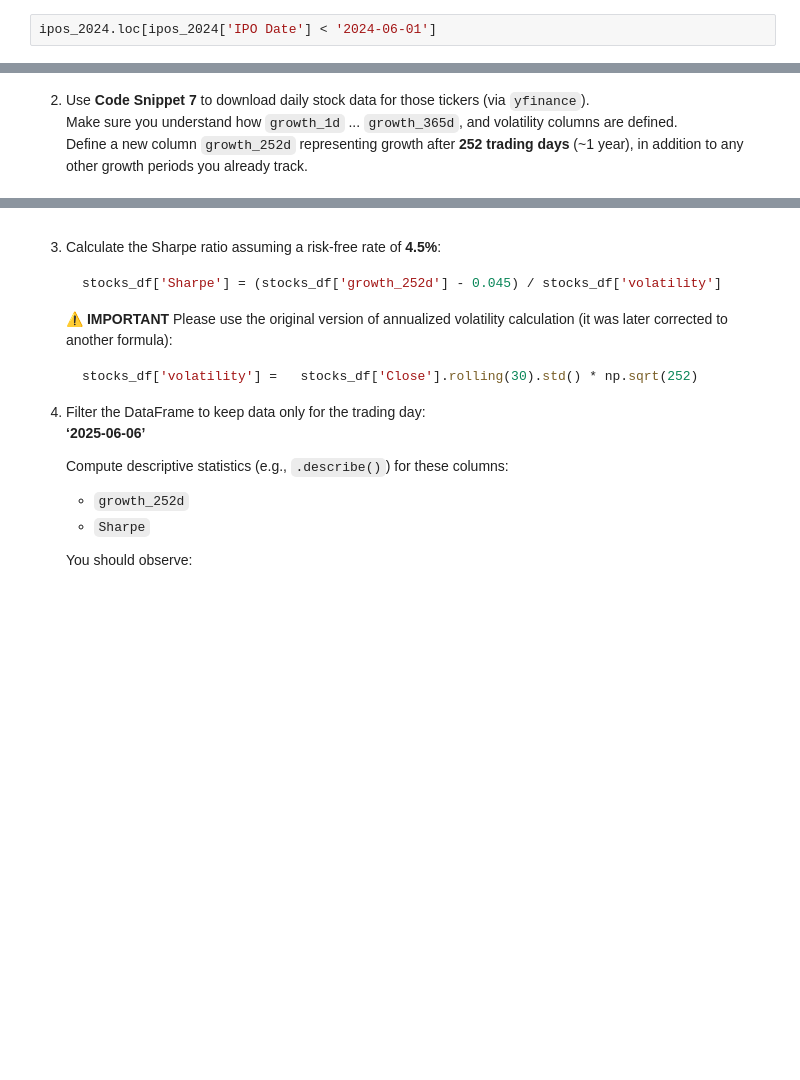
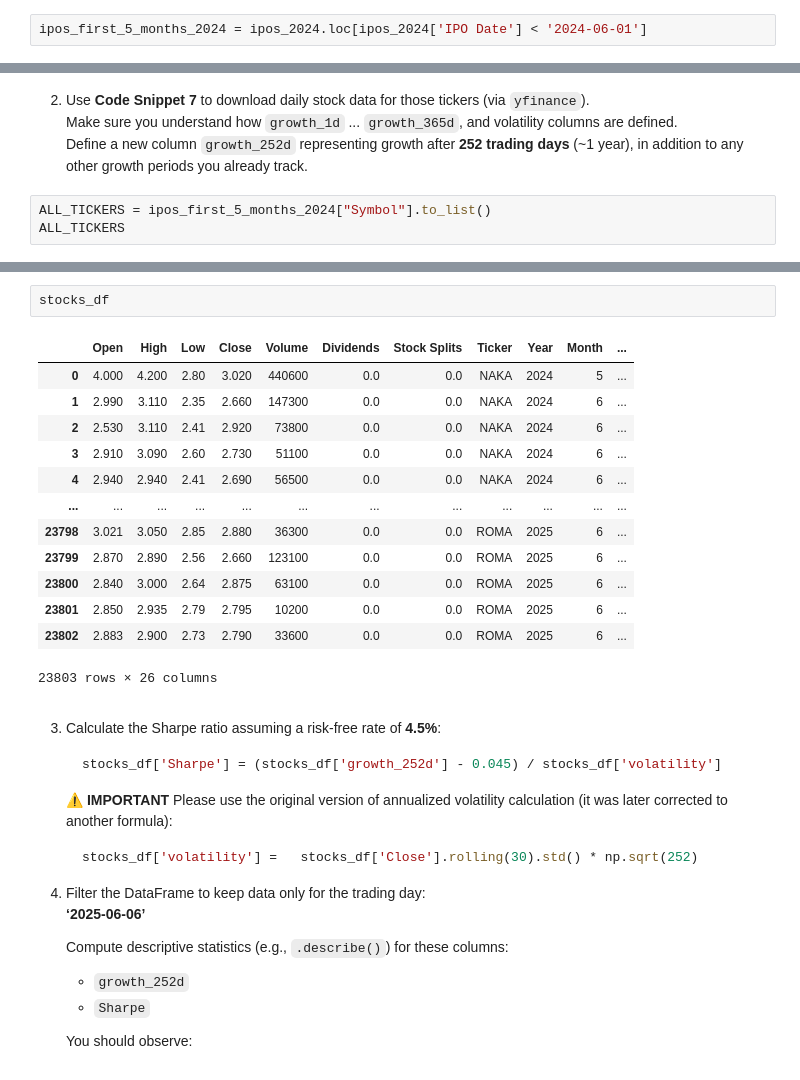
Before and after one commit to YannPhamVan/StockMarketsAnalyticsZoomcamp, a Jupyter notebook: 02-dataframe-analysis-homework.ipynb, the cells around one changed output, grey strips where cells are left out. Saved outputs shown, nothing was run; the diff lists cells and outputs as text; blank space fills up the shorter version.

```diff
--- a/02-dataframe-analysis-homework.ipynb
+++ b/02-dataframe-analysis-homework.ipynb
@@ -369,4 +369,4 @@ memory usage: 10.7+ KB
 # %%
 ipos_2024["IPO Date"] = pd.to_datetime(ipos_2024["IPO Date"], format='mixed')
 # %%
-ipos_2024.loc[ipos_2024['IPO Date'] < '2024-06-01']
+ipos_first_5_months_2024 = ipos_2024.loc[ipos_2024['IPO Date'] < '2024-06-01']
@@ -389,3 +375,6 @@ ipos_2024.loc[ipos_2024['IPO Date'] < '2024-06-01']
 2.  Use **Code Snippet 7** to download daily stock data for those tickers (via `yfinance`).
    Make sure you understand how `growth_1d` ... `growth_365d`, and volatility columns are defined.
    Define a new column `growth_252d` representing growth after **252 trading days** (~1 year), in addition to any other growth periods you already track.
+# %%
+ALL_TICKERS = ipos_first_5_months_2024["Symbol"].to_list()
+ALL_TICKERS
@@ -392,3 +463,19 @@ ipos_2024.loc[ipos_2024['IPO Date'] < '2024-06-01']
+# %%
+stocks_df
+# %% [output]
+|  | Open | High | Low | Close | Volume | Dividends | Stock Splits | Ticker | Year | Month | ... |
+| 0 | 4.000 | 4.200 | 2.80 | 3.020 | 440600 | 0.0 | 0.0 | NAKA | 2024 | 5 | ... |
+| 1 | 2.990 | 3.110 | 2.35 | 2.660 | 147300 | 0.0 | 0.0 | NAKA | 2024 | 6 | ... |
+| 2 | 2.530 | 3.110 | 2.41 | 2.920 | 73800 | 0.0 | 0.0 | NAKA | 2024 | 6 | ... |
+| 3 | 2.910 | 3.090 | 2.60 | 2.730 | 51100 | 0.0 | 0.0 | NAKA | 2024 | 6 | ... |
+| 4 | 2.940 | 2.940 | 2.41 | 2.690 | 56500 | 0.0 | 0.0 | NAKA | 2024 | 6 | ... |
+| ... | ... | ... | ... | ... | ... | ... | ... | ... | ... | ... | ... |
+| 23798 | 3.021 | 3.050 | 2.85 | 2.880 | 36300 | 0.0 | 0.0 | ROMA | 2025 | 6 | ... |
+| 23799 | 2.870 | 2.890 | 2.56 | 2.660 | 123100 | 0.0 | 0.0 | ROMA | 2025 | 6 | ... |
+| 23800 | 2.840 | 3.000 | 2.64 | 2.875 | 63100 | 0.0 | 0.0 | ROMA | 2025 | 6 | ... |
+| 23801 | 2.850 | 2.935 | 2.79 | 2.795 | 10200 | 0.0 | 0.0 | ROMA | 2025 | 6 | ... |
+| 23802 | 2.883 | 2.900 | 2.73 | 2.790 | 33600 | 0.0 | 0.0 | ROMA | 2025 | 6 | ... |
+23803 rows × 26 columns
 # %% [markdown]
 
 
```
Also changed, not shown: parts of 3 cells of this notebook.
